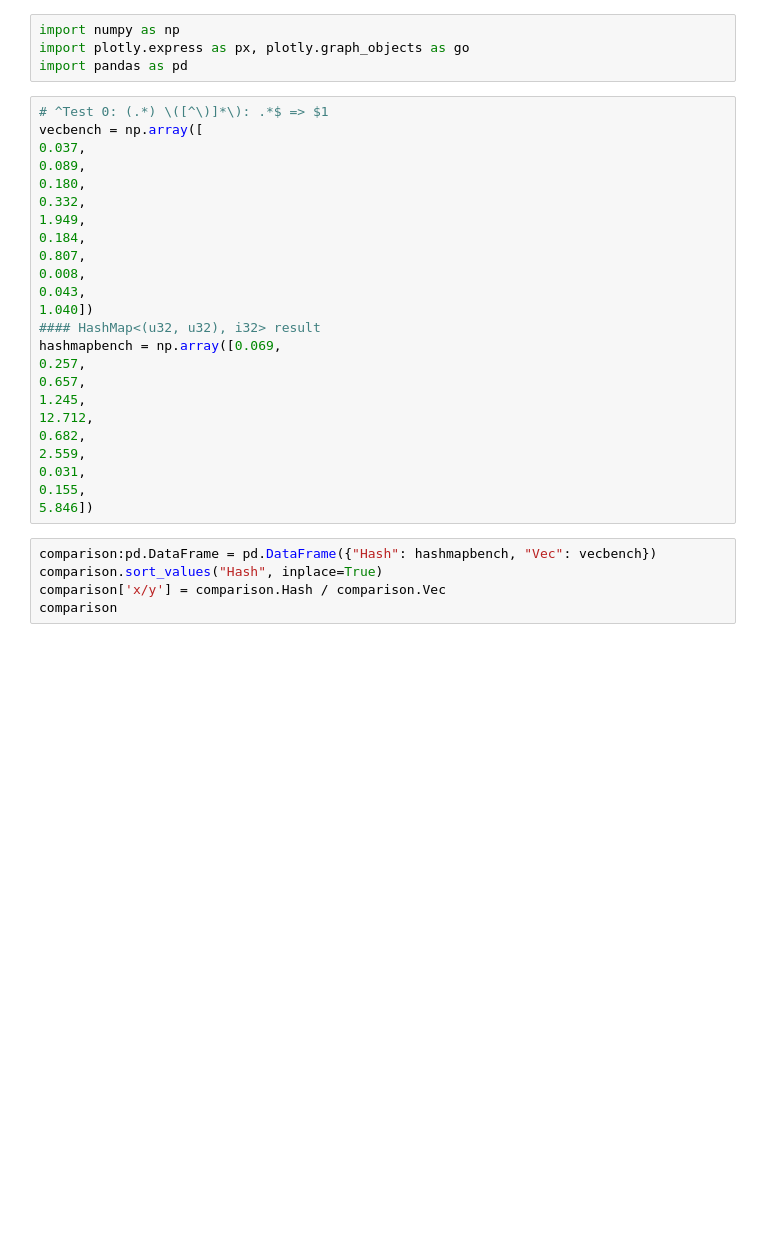
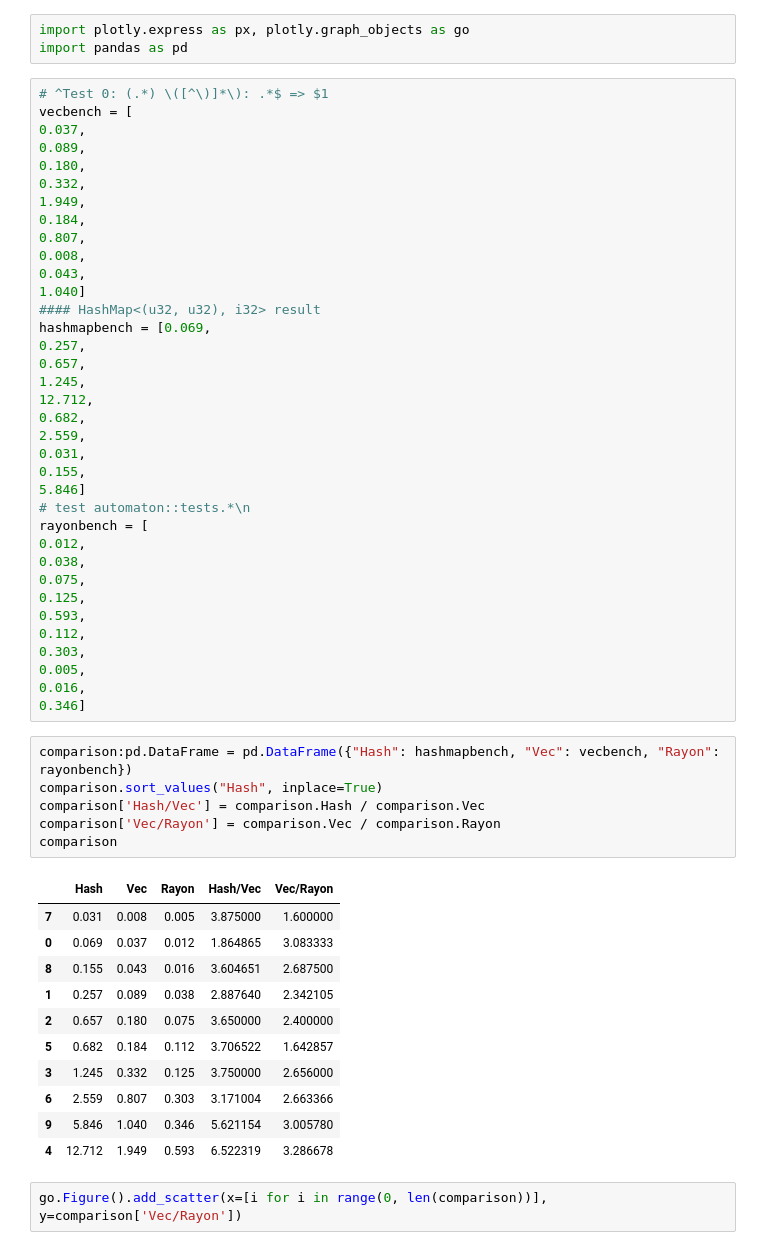
Before and after one commit to AlexMorgan3817/CellularAutomatonsRust, a Jupyter notebook: .github/benches.ipynb, the cells around one changed output. Saved outputs shown, nothing was run; the diff lists cells and outputs as text; blank space fills up the shorter version.

Commit message:
Rayon Parallelisation

```diff
--- a/.github/benches.ipynb
+++ b/.github/benches.ipynb
@@ -1,10 +1,9 @@
 # %%
-import numpy as np
 import plotly.express as px, plotly.graph_objects as go
 import pandas as pd
 # %%
 # ^Test 0: (.*) \([^\)]*\): .*$ => $1
-vecbench = np.array([
+vecbench = [
 0.037,
 0.089,
 0.180,
@@ -14,9 +13,9 @@ vecbench = np.array([
 0.807,
 0.008,
 0.043,
-1.040])
+1.040]
 #### HashMap<(u32, u32), i32> result
-hashmapbench = np.array([0.069,
+hashmapbench = [0.069,
 0.257,
 0.657,
 1.245,
@@ -25,10 +24,37 @@ hashmapbench = np.array([0.069,
 2.559,
 0.031,
 0.155,
-5.846])
+5.846]
+# test automaton::tests.*\n
+rayonbench = [
+0.012,
+0.038,
+0.075,
+0.125,
+0.593,
+0.112,
+0.303,
+0.005,
+0.016,
+0.346]
 # %%
-comparison:pd.DataFrame = pd.DataFrame({"Hash": hashmapbench, "Vec": vecbench})
+comparison:pd.DataFrame = pd.DataFrame({"Hash": hashmapbench, "Vec": vecbench, "Rayon": rayonbench})
 comparison.sort_values("Hash", inplace=True)
-comparison['x/y'] = comparison.Hash / comparison.Vec
+comparison['Hash/Vec'] = comparison.Hash / comparison.Vec
+comparison['Vec/Rayon'] = comparison.Vec / comparison.Rayon
 comparison
+# %% [output]
+|  | Hash | Vec | Rayon | Hash/Vec | Vec/Rayon |
+| 7 | 0.031 | 0.008 | 0.005 | 3.875000 | 1.600000 |
+| 0 | 0.069 | 0.037 | 0.012 | 1.864865 | 3.083333 |
+| 8 | 0.155 | 0.043 | 0.016 | 3.604651 | 2.687500 |
+| 1 | 0.257 | 0.089 | 0.038 | 2.887640 | 2.342105 |
+| 2 | 0.657 | 0.180 | 0.075 | 3.650000 | 2.400000 |
+| 5 | 0.682 | 0.184 | 0.112 | 3.706522 | 1.642857 |
+| 3 | 1.245 | 0.332 | 0.125 | 3.750000 | 2.656000 |
+| 6 | 2.559 | 0.807 | 0.303 | 3.171004 | 2.663366 |
+| 9 | 5.846 | 1.040 | 0.346 | 5.621154 | 3.005780 |
+| 4 | 12.712 | 1.949 | 0.593 | 6.522319 | 3.286678 |
+# %%
+go.Figure().add_scatter(x=[i for i in range(0, len(comparison))], y=comparison['Vec/Rayon'])
 # %%
```
Also changed, not shown: parts of 2 cells of this notebook, 3 other files.
